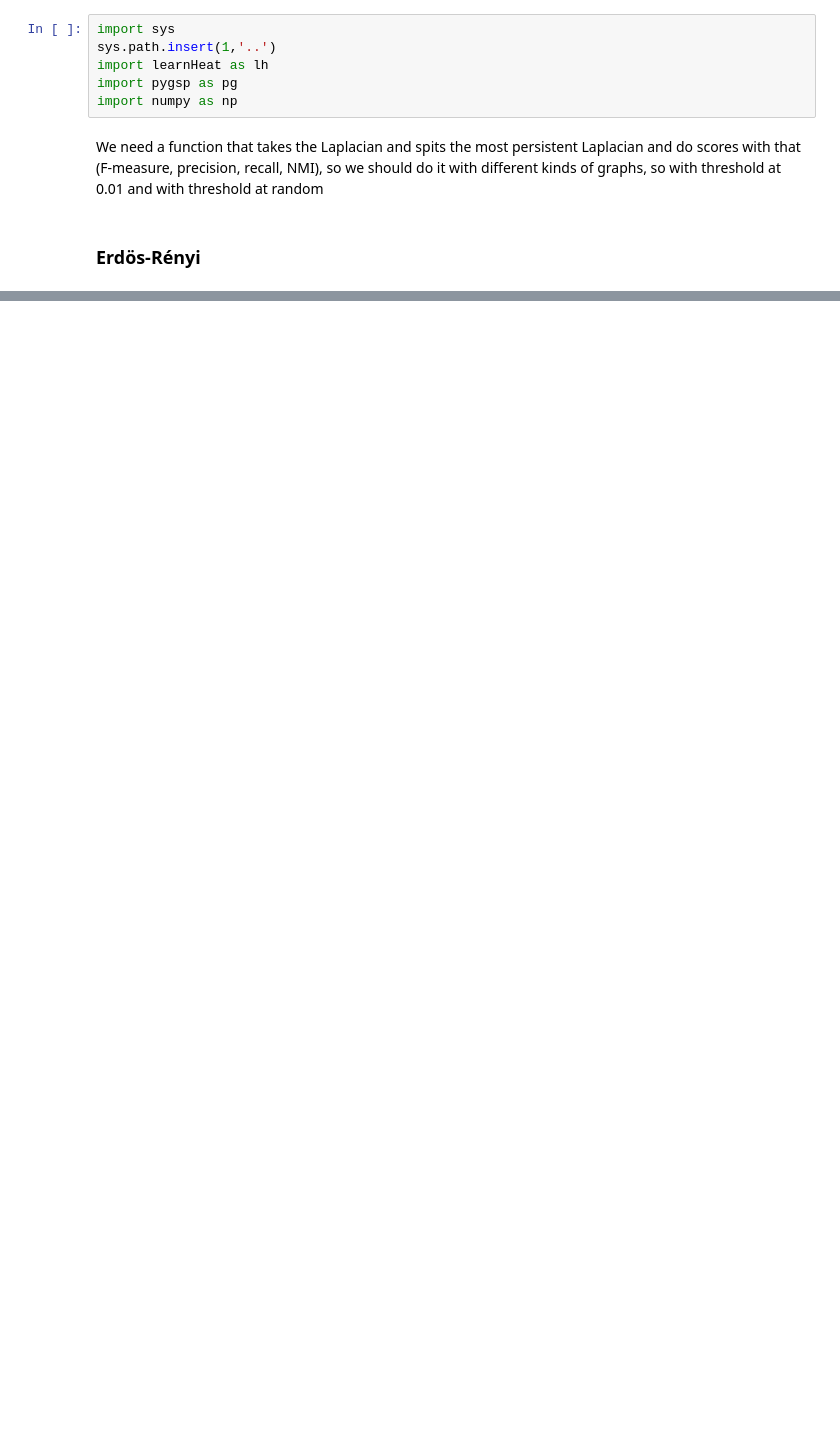
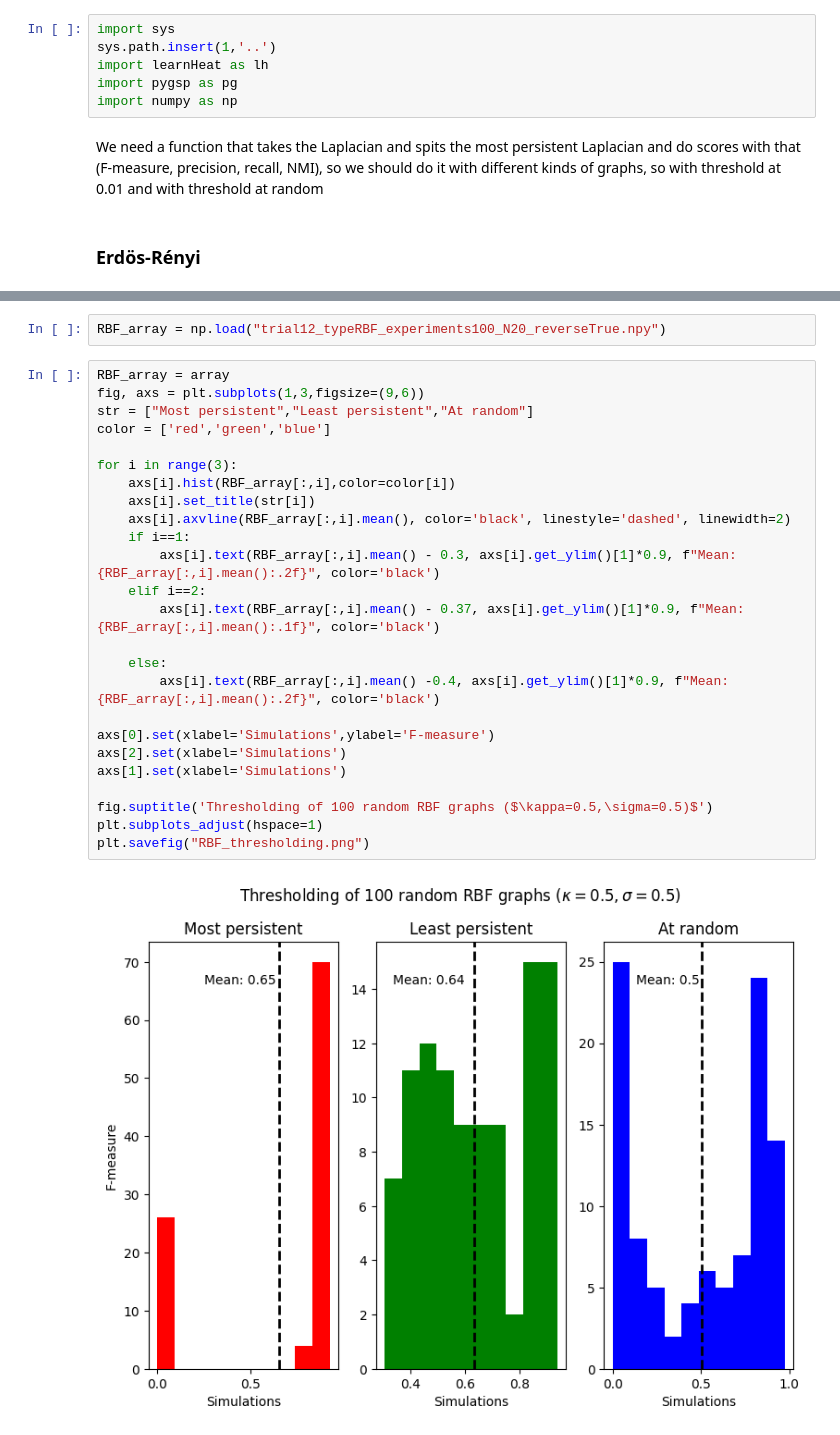
Before and after one commit to AndresCenteno/Masters-Thesis, a Jupyter notebook: persistence/persistent_thresholds.ipynb, the cells around one changed output, grey strips where cells are left out. Drawn from its saved outputs; the diff is of its cells as text; blank space fills up the shorter version.

```diff
--- a/persistence/persistent_thresholds.ipynb
+++ b/persistence/persistent_thresholds.ipynb
@@ -49,0 +114,29 @@ sc_persistent #hay que hacer mejor la sc_persistent
+# %%
+RBF_array = np.load("trial12_typeRBF_experiments100_N20_reverseTrue.npy")
+# %%
+RBF_array = array
+fig, axs = plt.subplots(1,3,figsize=(9,6))
+str = ["Most persistent","Least persistent","At random"]
+color = ['red','green','blue']
+
+for i in range(3):
+    axs[i].hist(RBF_array[:,i],color=color[i])
+    axs[i].set_title(str[i])
+    axs[i].axvline(RBF_array[:,i].mean(), color='black', linestyle='dashed', linewidth=2)
+    if i==1:
+        axs[i].text(RBF_array[:,i].mean() - 0.3, axs[i].get_ylim()[1]*0.9, f"Mean: {RBF_array[:,i].mean():.2f}", color='black')
+    elif i==2:
+        axs[i].text(RBF_array[:,i].mean() - 0.37, axs[i].get_ylim()[1]*0.9, f"Mean: {RBF_array[:,i].mean():.1f}", color='black')
+
+    else:
+        axs[i].text(RBF_array[:,i].mean() -0.4, axs[i].get_ylim()[1]*0.9, f"Mean: {RBF_array[:,i].mean():.2f}", color='black')
+
+axs[0].set(xlabel='Simulations',ylabel='F-measure')
+axs[2].set(xlabel='Simulations')
+axs[1].set(xlabel='Simulations')
+
+fig.suptitle('Thresholding of 100 random RBF graphs ($\kappa=0.5,\sigma=0.5)$')
+plt.subplots_adjust(hspace=1)
+plt.savefig("RBF_thresholding.png")
+# %% [output]
+[figure, added]
```
Also changed, not shown: parts of 9 cells of this notebook, 30 other files.
